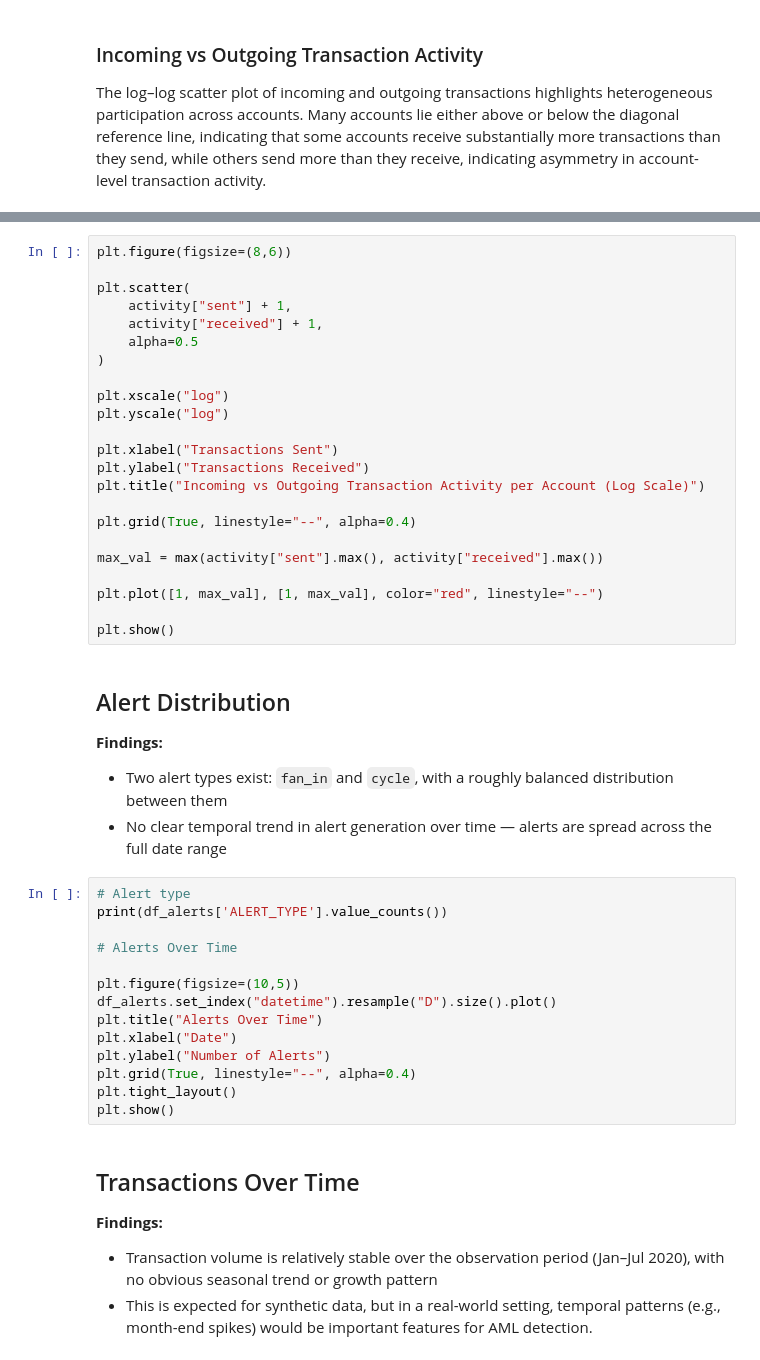
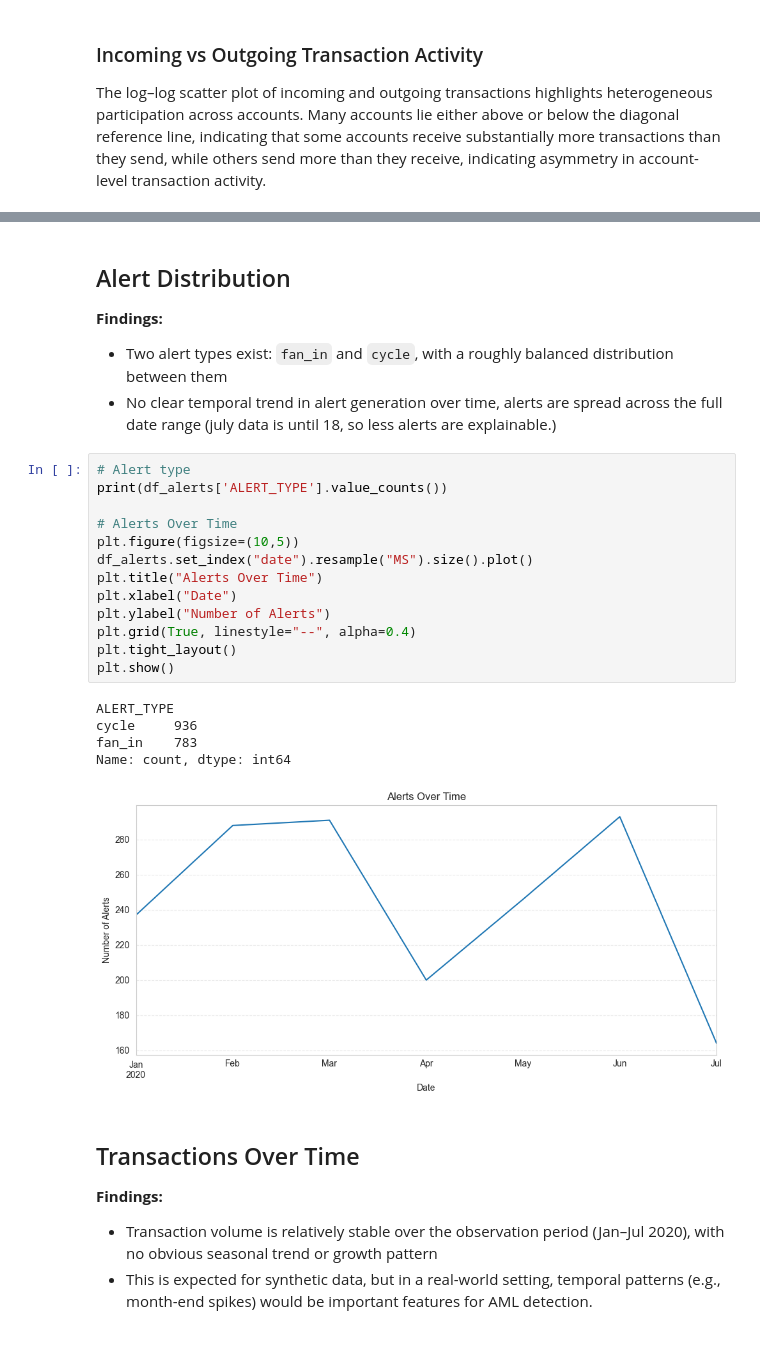
Before and after one commit to sevdenakkoc/my-risk-detection, a Jupyter notebook: notebooks/01_eda.ipynb, the cells around one changed output, grey strips where cells are left out. Saved outputs shown, nothing was run; the diff lists cells and outputs as text.

```diff
--- a/notebooks/01_eda.ipynb
+++ b/notebooks/01_eda.ipynb
@@ -443,45 +551,27 @@ activity = pd.DataFrame({
-# %%
-plt.figure(figsize=(8,6))
-
-plt.scatter(
-    activity["sent"] + 1,
-    activity["received"] + 1,
-    alpha=0.5
-)
-
-plt.xscale("log")
-plt.yscale("log")
-
-plt.xlabel("Transactions Sent")
-plt.ylabel("Transactions Received")
-plt.title("Incoming vs Outgoing Transaction Activity per Account (Log Scale)")
-
-plt.grid(True, linestyle="--", alpha=0.4)
-
-max_val = max(activity["sent"].max(), activity["received"].max())
-
-plt.plot([1, max_val], [1, max_val], color="red", linestyle="--")
-
-plt.show()
 # %% [markdown]
 ## Alert Distribution
 **Findings:**
 - Two alert types exist: `fan_in` and `cycle`, with a roughly balanced distribution between them
-- No clear temporal trend in alert generation over time — alerts are spread across the full date range
+- No clear temporal trend in alert generation over time, alerts are spread across the full date range (july data is until 18, so less alerts are explainable.)
 # %%
 # Alert type
 print(df_alerts['ALERT_TYPE'].value_counts())
 
 # Alerts Over Time
-
 plt.figure(figsize=(10,5))
-df_alerts.set_index("datetime").resample("D").size().plot()
+df_alerts.set_index("date").resample("MS").size().plot()
 plt.title("Alerts Over Time")
 plt.xlabel("Date")
 plt.ylabel("Number of Alerts")
 plt.grid(True, linestyle="--", alpha=0.4)
 plt.tight_layout()
 plt.show()
+# %% [output]
+ALERT_TYPE
+cycle     936
+fan_in    783
+Name: count, dtype: int64
+[figure, added]
 # %% [markdown]
 ## Transactions Over Time
 
```
Also changed, not shown: parts of 29 cells of this notebook.
